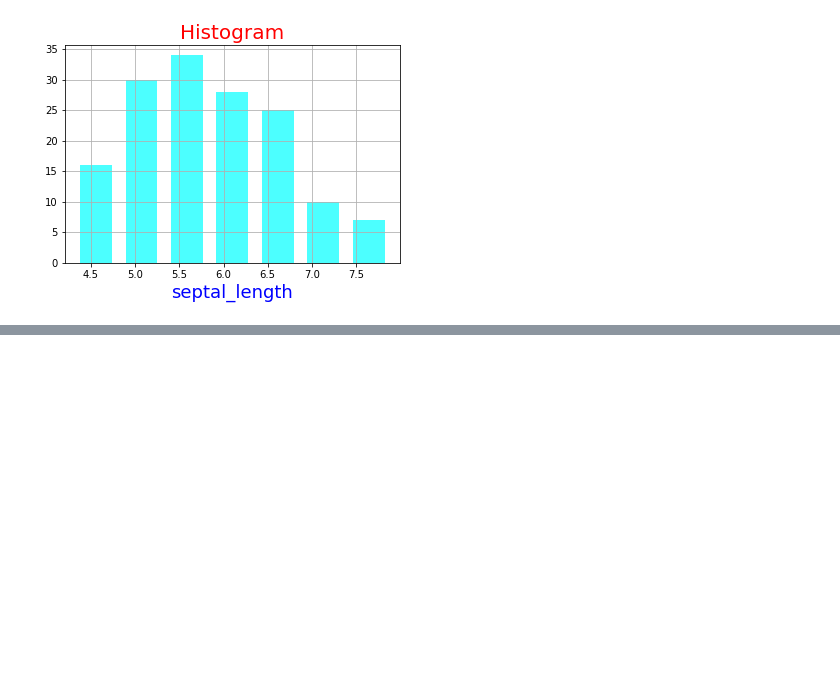
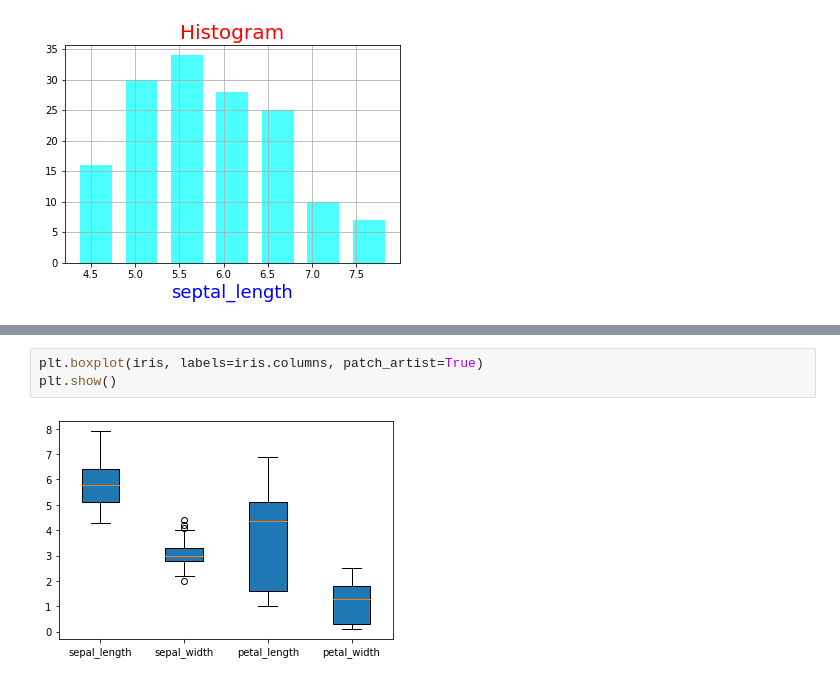
Before and after one commit to hanbinChae/Python-learning-univ, a Jupyter notebook: 빅데이터분석응용/경기과학기술대학교_202263020_채한빈_11주차.ipynb, the cells around one changed output, grey strips where cells are left out. Drawn from its saved outputs; the diff is of its cells as text; blank space fills up the shorter version.

```diff
--- a/빅데이터분석응용/경기과학기술대학교_202263020_채한빈_11주차.ipynb
+++ b/빅데이터분석응용/경기과학기술대학교_202263020_채한빈_11주차.ipynb
@@ -277,0 +318,5 @@ plt.grid()
+# %%
+plt.boxplot(iris, labels=iris.columns, patch_artist=True)
+plt.show()
+# %% [output]
+[figure, added]
```
Also changed, not shown: parts of 17 cells of this notebook.
